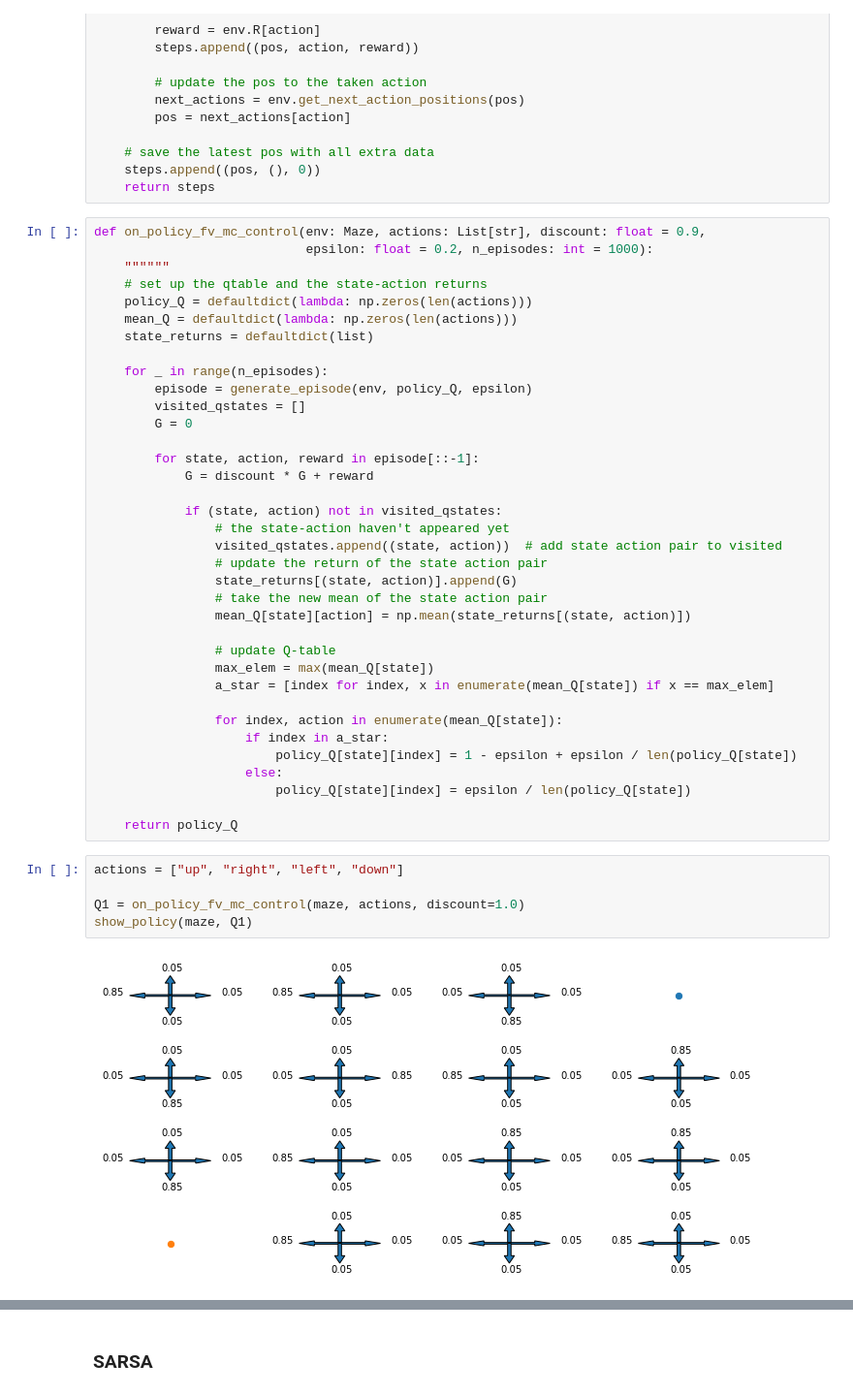
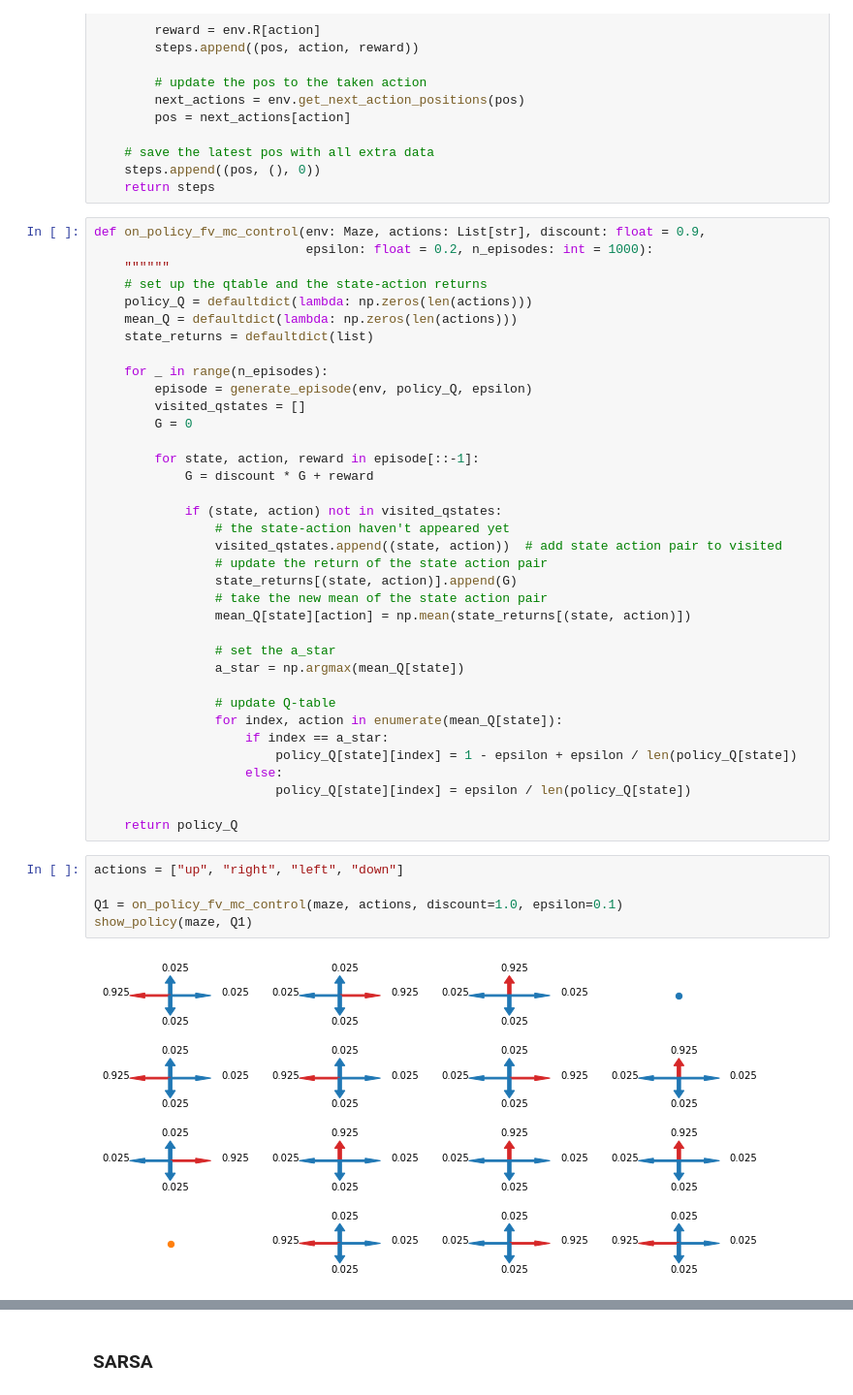
Before and after one commit to StanMey/Adaptive_systems, a Jupyter notebook: assignment2/Model_Free_Control.ipynb, the cells around one changed output, grey strips where cells are left out. Shown at 97% size. Cells and saved outputs as stored; diff of their text form.

Commit message:
fixed a_star declaration

```diff
--- a/assignment2/Model_Free_Control.ipynb
+++ b/assignment2/Model_Free_Control.ipynb
@@ -82,12 +87,12 @@ def on_policy_fv_mc_control(env: Maze, actions: List[str], discount: float = 0.9
                 # take the new mean of the state action pair
                 mean_Q[state][action] = np.mean(state_returns[(state, action)])
 
+                # set the a_star
+                a_star = np.argmax(mean_Q[state])
+
                 # update Q-table
-                max_elem = max(mean_Q[state])
-                a_star = [index for index, x in enumerate(mean_Q[state]) if x == max_elem]
-
                 for index, action in enumerate(mean_Q[state]):
-                    if index in a_star:
+                    if index == a_star:
                         policy_Q[state][index] = 1 - epsilon + epsilon / len(policy_Q[state])
                     else:
                         policy_Q[state][index] = epsilon / len(policy_Q[state])
@@ -96,10 +101,10 @@ def on_policy_fv_mc_control(env: Maze, actions: List[str], discount: float = 0.9
 # %%
 actions = ["up", "right", "left", "down"]
 
-Q1 = on_policy_fv_mc_control(maze, actions, discount=1.0)
+Q1 = on_policy_fv_mc_control(maze, actions, discount=1.0, epsilon=0.1)
 show_policy(maze, Q1)
 # %% [output]
-[figure, old version]
+[figure, new version]
 # %%
 Q1 = on_policy_fv_mc_control(maze, actions, discount=0.9)
 show_policy(maze, Q1)
```
Also changed, not shown: parts of 8 cells of this notebook, 2 other files.
